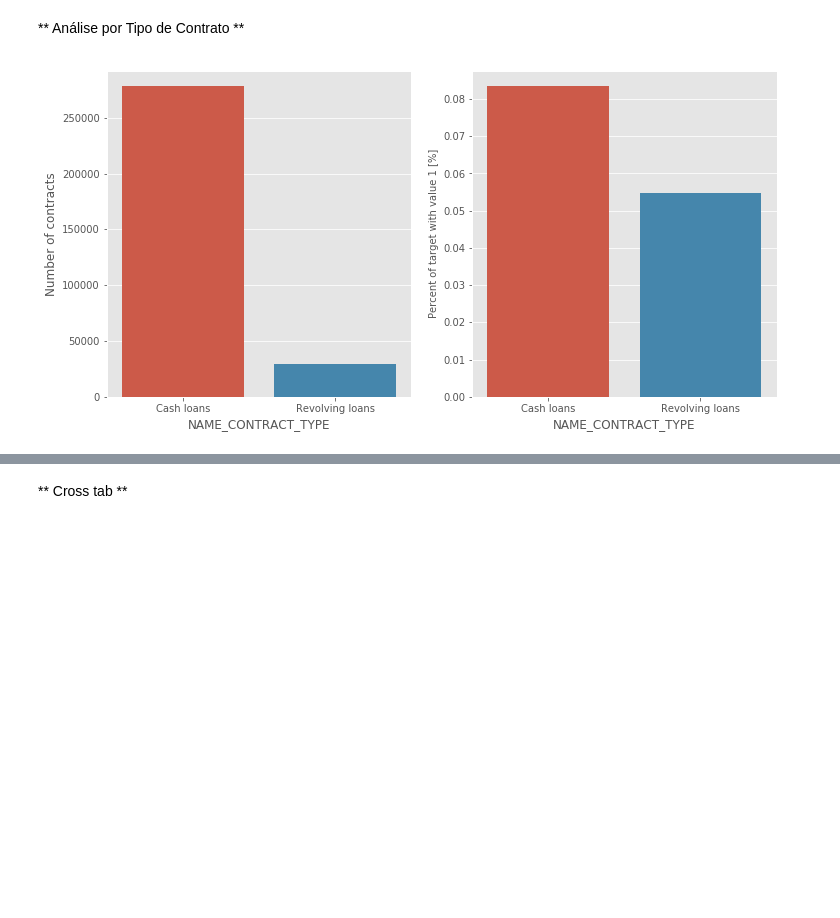
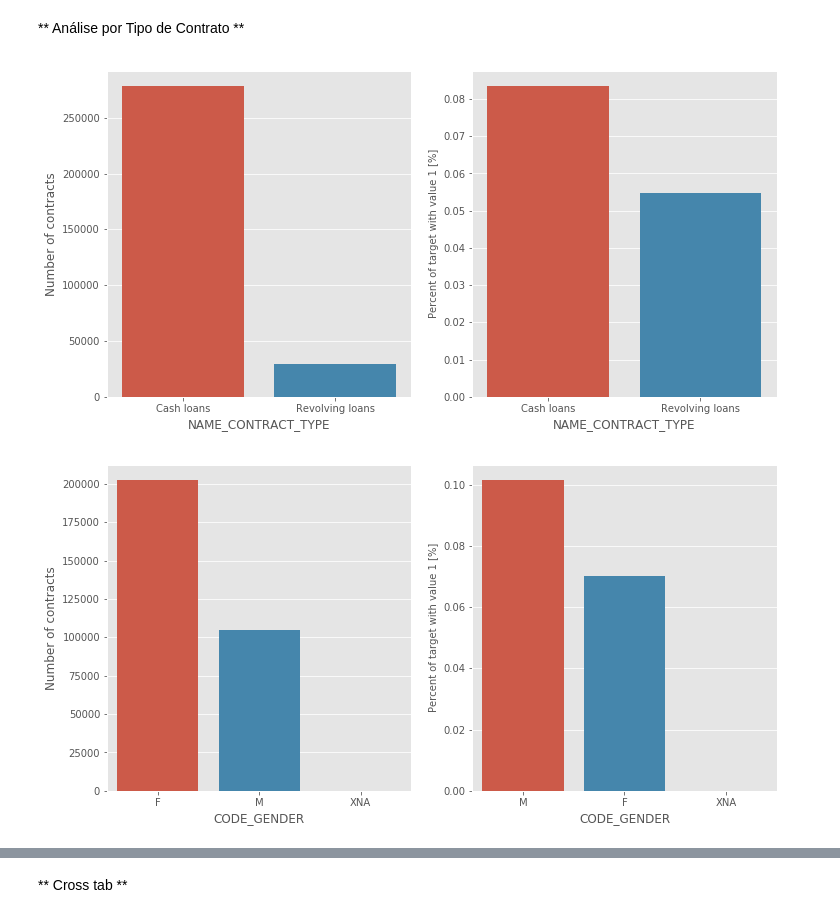
Before and after one commit to balbidatascience/kaggle-home-credit-risk, a Jupyter notebook: Kernel.ipynb, the cells around one changed output, grey strips where cells are left out. Cells and saved outputs as stored; diff of their text form; code cells hidden in the pictures; blank space fills up the shorter version.

```diff
--- a/Kernel.ipynb
+++ b/Kernel.ipynb
@@ -303,5 +306,7 @@ def plot_stats(data, feature,label_rotation=False,horizontal_layout=True):
 ** Análise por Tipo de Contrato **
 # %%
 plot_stats(train, 'NAME_CONTRACT_TYPE')
+plot_stats(train, 'CODE_GENDER')
 # %% [output]
 [figure]
+[figure, added]
```
Also changed, not shown: parts of 14 cells of this notebook.
